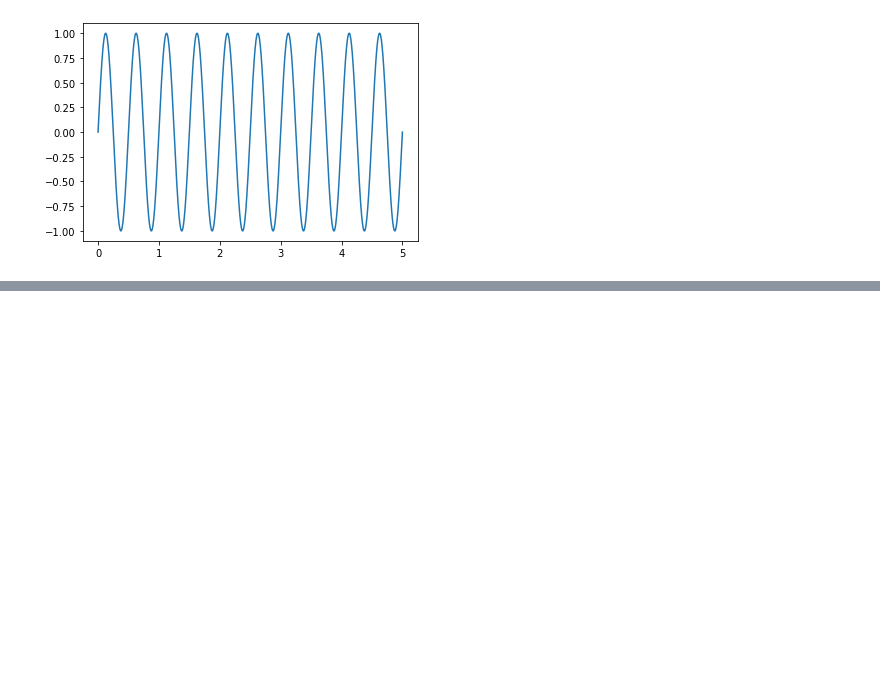
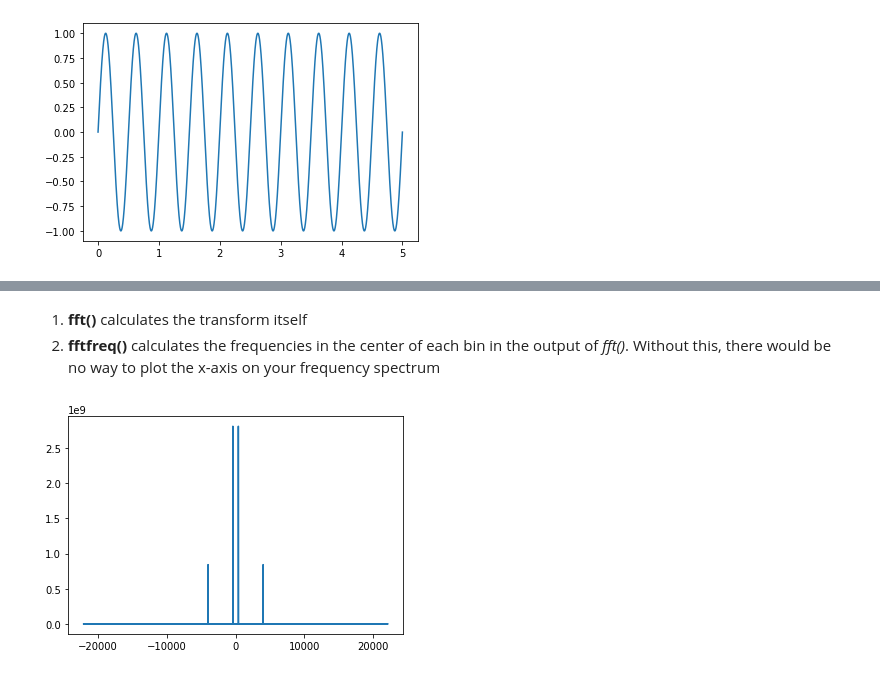
Before and after one commit to peasypi/Stress-Detection-From-Wearables, a Jupyter notebook: code/FFT_bsp.ipynb, the cells around one changed output, grey strips where cells are left out. Drawn from its saved outputs; the diff is of its cells as text; code cells hidden in the pictures; blank space fills up the shorter version.

```diff
--- a/code/FFT_bsp.ipynb
+++ b/code/FFT_bsp.ipynb
@@ -22,0 +39,14 @@ plt.show()
+# %% [markdown]
+1. **fft()** calculates the transform itself
+2. **fftfreq()** calculates the frequencies in the center of each bin in the output of *fft()*. Without this, there would be no way to plot the x-axis on your frequency spectrum
+# %%
+# Number of samples in normalized_tone
+N = SAMPLE_RATE * DURATION
+
+yf = fft(normalized_tone)
+xf = fftfreq(N, 1 / SAMPLE_RATE)
+
+plt.plot(xf, np.abs(yf))
+plt.show()
+# %% [output]
+[figure, added]
```
Also changed, not shown: parts of 3 cells of this notebook.
